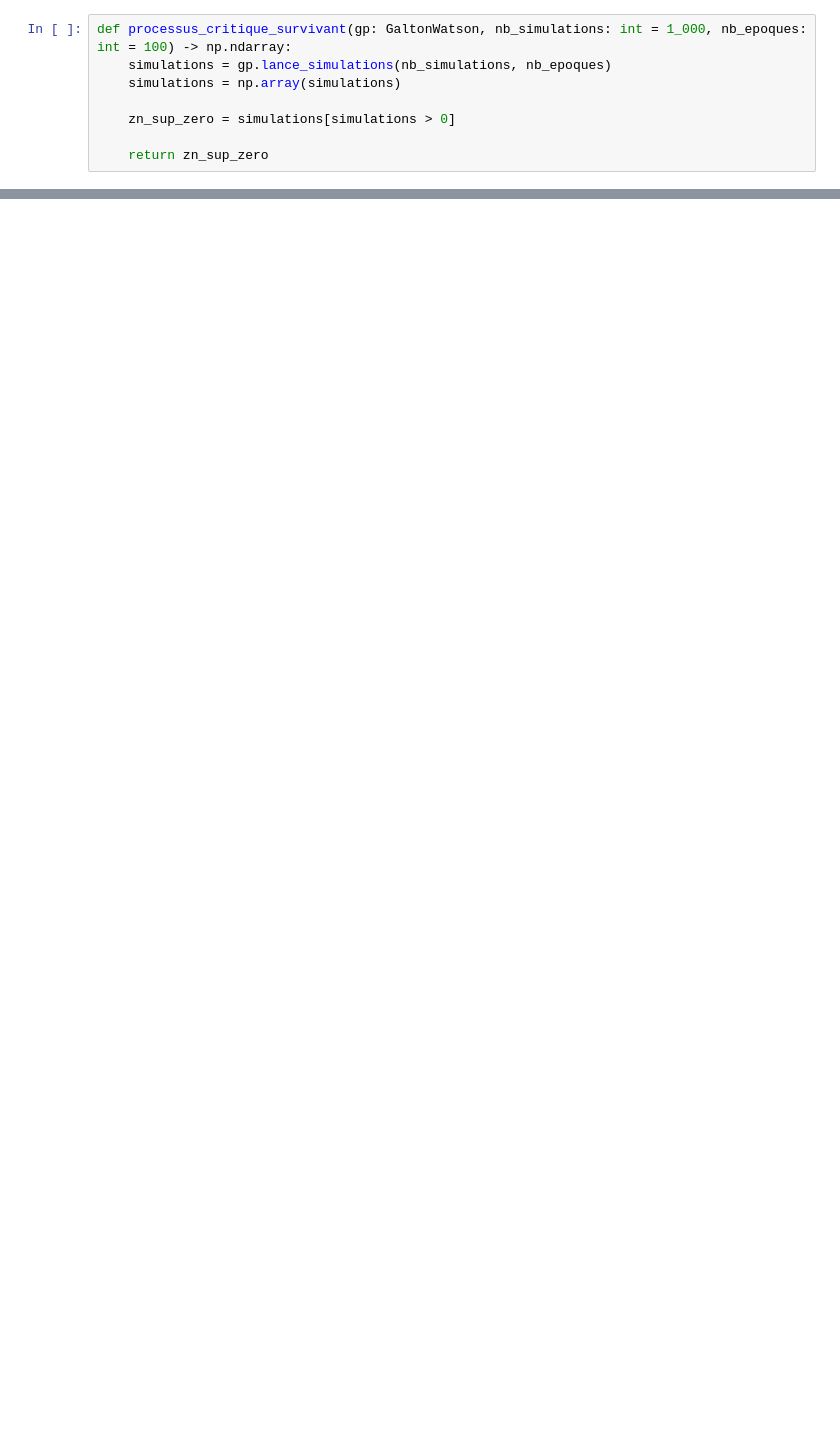
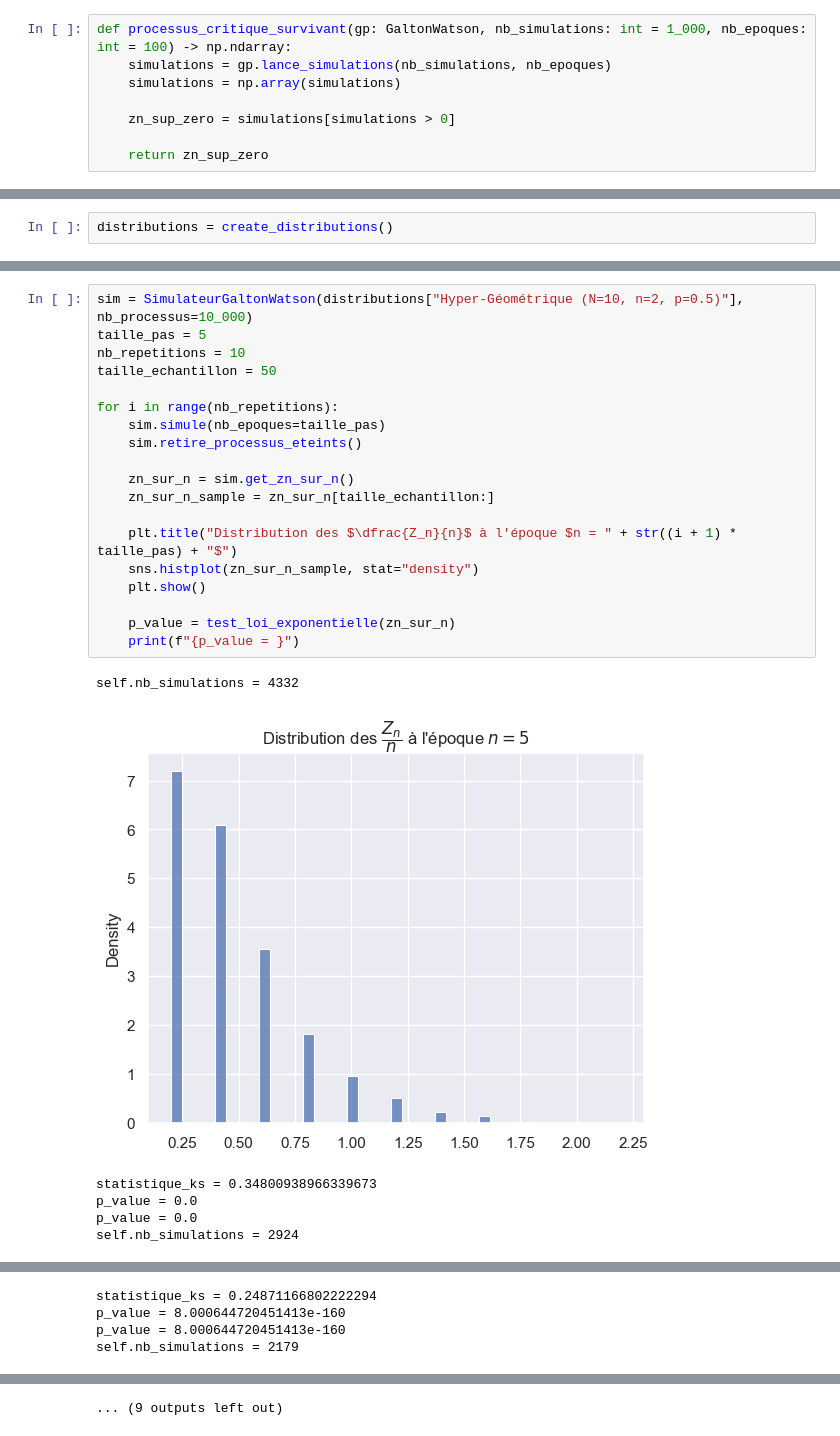
Before and after one commit to Ab2nour/epidemic-simulation, a Jupyter notebook: src/notebooks/galton-watson.ipynb, the cells around one changed output, grey strips where cells are left out. Drawn from its saved outputs; the diff is of its cells as text; blank space fills up the shorter version.

```diff
--- a/src/notebooks/galton-watson.ipynb
+++ b/src/notebooks/galton-watson.ipynb
@@ -401,0 +353,2 @@ array([0.4, 0. , 0. , 0. , 0. , 0.8, 0. , 1.7, 0. , 0. , 0. , 0. , 0. ,
+# %%
+distributions = create_distributions()
@@ -401,0 +427,26 @@ array([0.4, 0. , 0. , 0. , 0. , 0.8, 0. , 1.7, 0. , 0. , 0. , 0. , 0. ,
+# %%
+sim = SimulateurGaltonWatson(distributions["Hyper-Géométrique (N=10, n=2, p=0.5)"], nb_processus=10_000)
+taille_pas = 5
+nb_repetitions = 10
+taille_echantillon = 50
+
+for i in range(nb_repetitions):
+    sim.simule(nb_epoques=taille_pas)
+    sim.retire_processus_eteints()
+
+    zn_sur_n = sim.get_zn_sur_n()
+    zn_sur_n_sample = zn_sur_n[taille_echantillon:]
+
+    plt.title("Distribution des $\dfrac{Z_n}{n}$ à l'époque $n = " + str((i + 1) * taille_pas) + "$")
+    sns.histplot(zn_sur_n_sample, stat="density")
+    plt.show()
+
+    p_value = test_loi_exponentielle(zn_sur_n)
+    print(f"{p_value = }")
+# %% [output]
+self.nb_simulations = 4332
+[figure, added]
+statistique_ks = 0.34800938966339673
+p_value = 0.0
+p_value = 0.0
+self.nb_simulations = 2924
@@ -401,0 +454,4 @@ array([0.4, 0. , 0. , 0. , 0. , 0.8, 0. , 1.7, 0. , 0. , 0. , 0. , 0. ,
+statistique_ks = 0.24871166802222294
+p_value = 8.000644720451413e-160
+p_value = 8.000644720451413e-160
+self.nb_simulations = 2179
@@ -401,0 +474 @@ array([0.4, 0. , 0. , 0. , 0. , 0.8, 0. , 1.7, 0. , 0. , 0. , 0. , 0. ,
+... (9 outputs left out)
```
Also changed, not shown: parts of 33 cells of this notebook.
